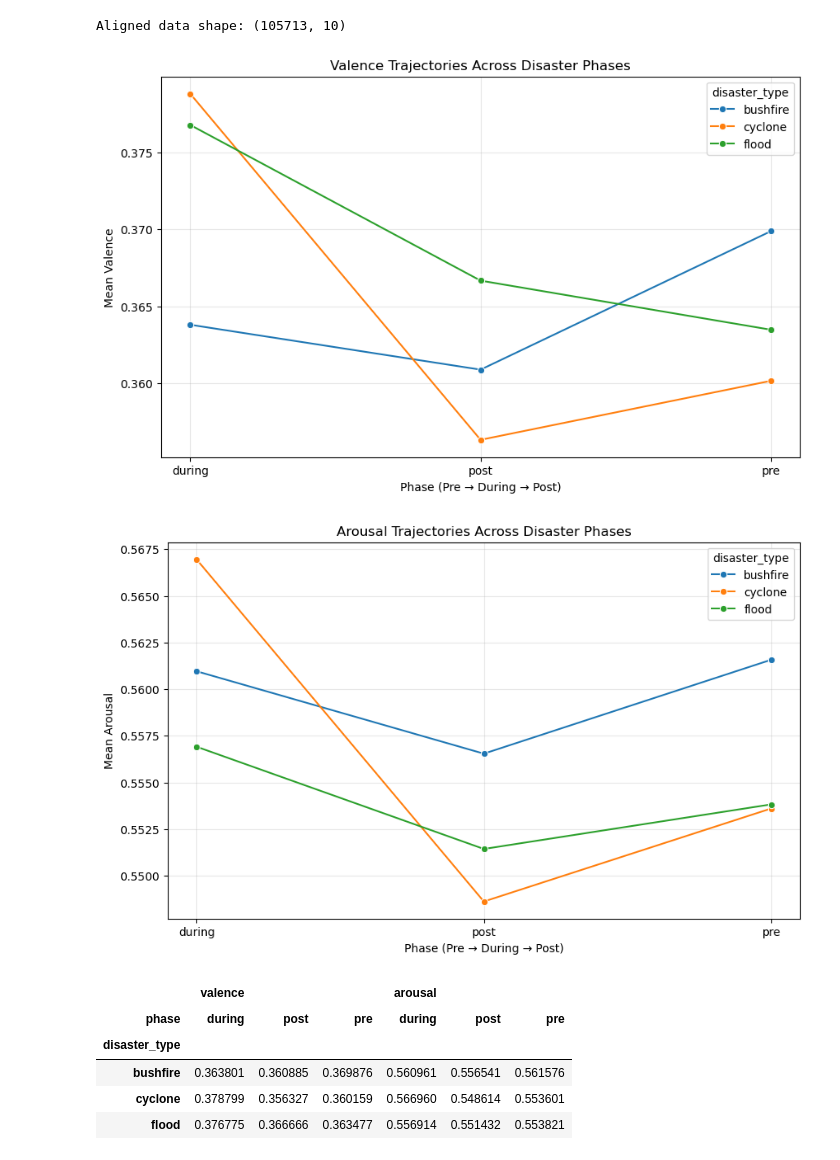
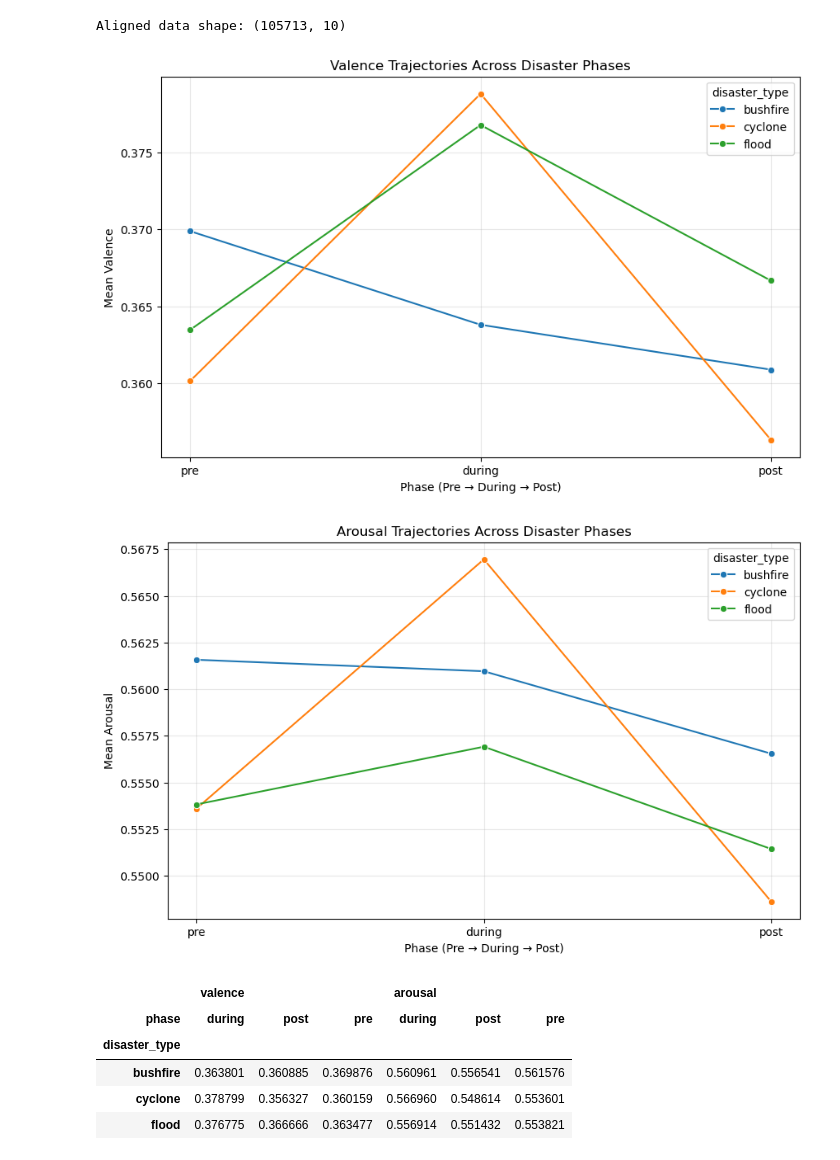
Before and after one commit to ruhinb/mds-mental-resproj, a Jupyter notebook: codes/beyond_blue_x_natural_disaster_data_analysis.ipynb, the cells around one changed output. Cells and saved outputs as stored; diff of their text form; code cells hidden in the pictures.

```diff
--- a/codes/beyond_blue_x_natural_disaster_data_analysis.ipynb
+++ b/codes/beyond_blue_x_natural_disaster_data_analysis.ipynb
@@ -117,20 +117,32 @@ Aligned data shape: (105713, 10)
 # %%
 val_curve = aligned.groupby(['disaster_type','phase'])['valence'].mean().reset_index()
 
+import pandas as pd
 import seaborn as sns
 import matplotlib.pyplot as plt
+
+phase_order = ["pre", "during", "post"]
+val_curve["phase"] = pd.Categorical(val_curve["phase"], categories=phase_order, ordered=True)
 
 plt.figure(figsize=(10,6))
 sns.lineplot(data=val_curve, x='phase', y='valence', hue='disaster_type', marker='o')
 plt.title("Valence Trajectories Across Disaster Phases")
 plt.xlabel("Phase (Pre → During → Post)")
 plt.ylabel("Mean Valence")
 plt.grid(True, alpha=0.3)
 plt.show()
 # %% [output]
-[figure, old version]
+[figure, new version]
 # %%
 aro_curve = aligned.groupby(['disaster_type','phase'])['arousal'].mean().reset_index()
+
+import pandas as pd
+import seaborn as sns
+import matplotlib.pyplot as plt
+
+# Force proper ordering for phases
+phase_order = ["pre", "during", "post"]
+aro_curve["phase"] = pd.Categorical(aro_curve["phase"], categories=phase_order, ordered=True)
 
 plt.figure(figsize=(10,6))
 sns.lineplot(data=aro_curve, x='phase', y='arousal', hue='disaster_type', marker='o')
@@ -140,7 +152,7 @@ plt.ylabel("Mean Arousal")
 plt.grid(True, alpha=0.3)
 plt.show()
 # %% [output]
-[figure, old version]
+[figure, new version]
 # %%
 shift = aligned.groupby(['disaster_type','phase'])[['valence','arousal']].mean().unstack()
 shift
```
Also changed, not shown: parts of 2 cells of this notebook, 38 other files.
